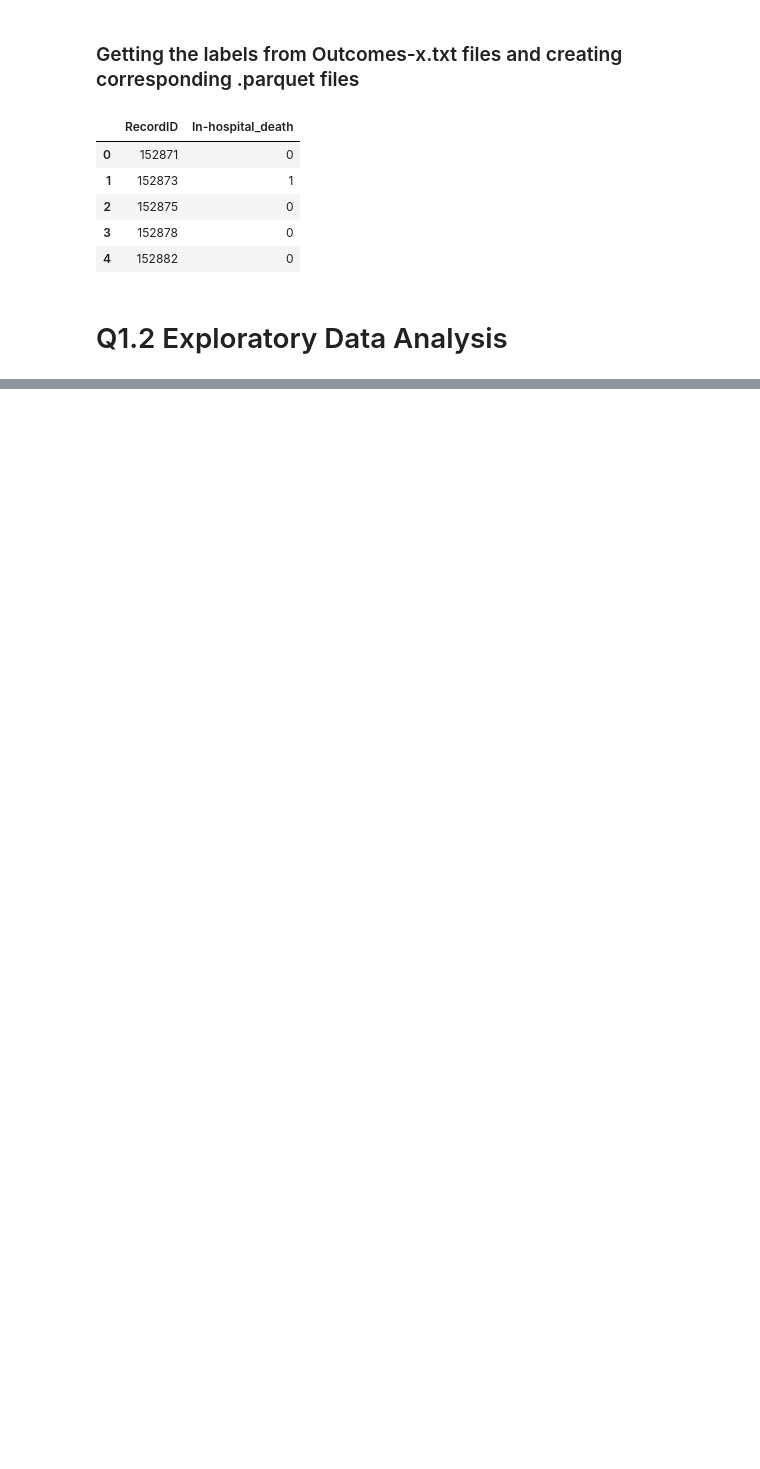
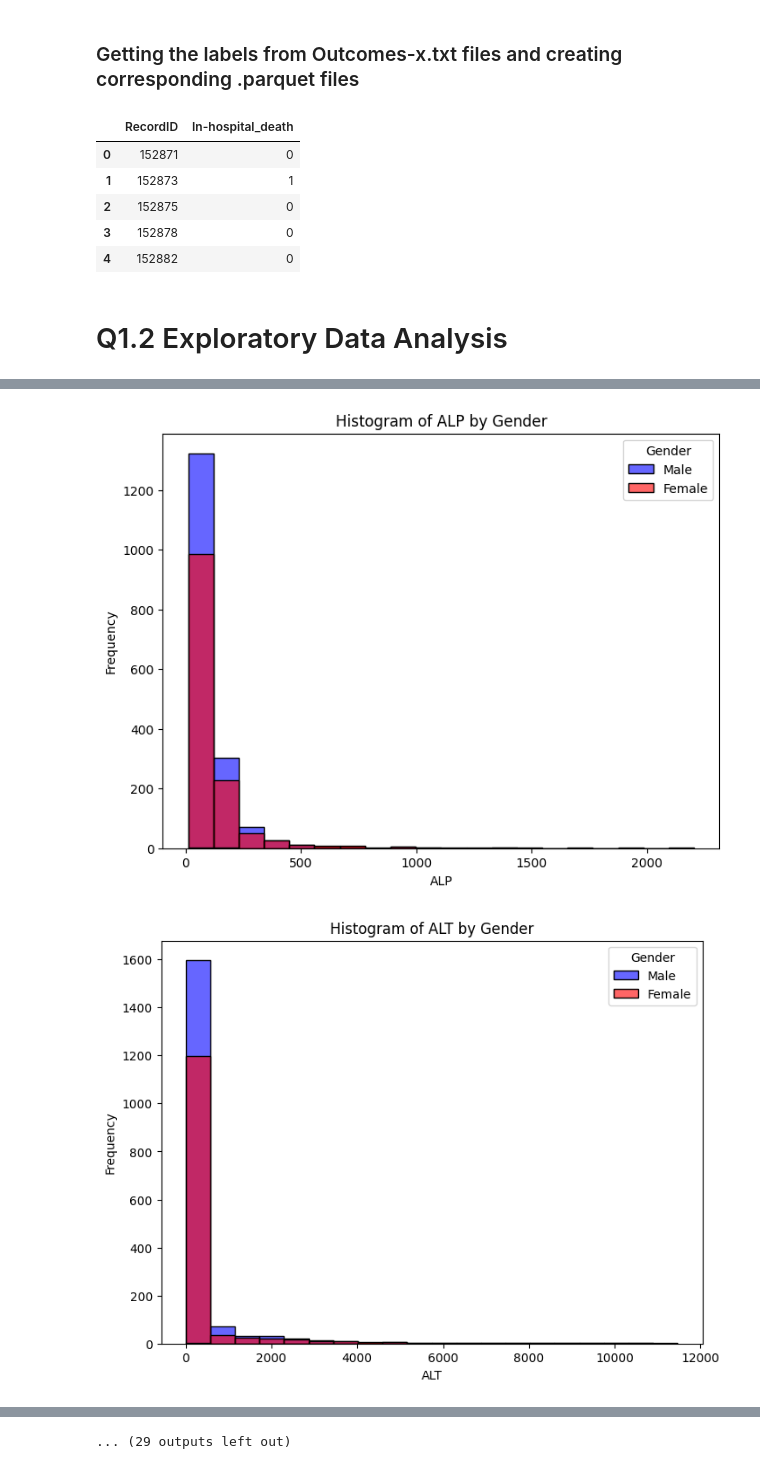
Before and after one commit to yannikc/ML4H_project1, a Jupyter notebook: q1_data_processing_exploration.ipynb, the cells around one changed output, grey strips where cells are left out. Saved outputs shown, nothing was run; the diff lists cells and outputs as text; code cells hidden in the pictures; blank space fills up the shorter version.

```diff
--- a/q1_data_processing_exploration.ipynb
+++ b/q1_data_processing_exploration.ipynb
@@ -31,6 +33,7 @@ for filename in os.listdir(csv_directory):
 unique_parameters = list(unique_parameters)
 unique_parameters.sort()
 unique_parameters.remove("ICUType")
+unique_parameters.remove("Parameter")
 
 print("Unique Parameters:", unique_parameters)
 print(len(unique_parameters))
@@ -108,0 +114,23 @@ df_labels.head()
+# %%
+# Histograms of all parameters
+
+df = pd.read_parquet('processed-data/processed-set-a.parquet')
+
+N_points = 196000
+n_bins = 100
+
+fig, axs = plt.subplots(nrows=len(unique_parameters), ncols=1, figsize=(6, len(unique_parameters) * 3))
+
+for i, e in enumerate(unique_parameters):
+    current_row = np.array(df[e], dtype=float)
+    # Remove NaNs
+    current_row = current_row[~np.isnan(current_row)]
+
+    axs[i].hist(current_row, bins=n_bins, density=False, alpha=0.5, color='b', edgecolor='white')
+    axs[i].set_title(f"Histogram of {e}")
+    axs[i].set_xlabel(e)
+    axs[i].set_ylabel("Count")
+    axs[i].legend([e], loc='upper left')
+
+plt.tight_layout()
+plt.show()
@@ -108,0 +143,18 @@ df_labels.head()
+# %%
+# Histograms of parameters by Gender
+
+df = pd.read_parquet('processed-data/processed-set-a.parquet')
+
+for e in unique_parameters:
+    # Create a histogram
+    plt.figure(figsize=(8, 6))
+    sns.histplot(data=df, x=e, hue="Gender", bins=20, alpha=0.6, palette={1.0: "blue", 0.0: "red", -1.0: "green"})
+
+    plt.title("Histogram of " + e + " by Gender")
+    plt.xlabel(e)
+    plt.ylabel("Frequency")
+    plt.legend(title="Gender",labels=["Male","Female"])
+plt.show()
+# %% [output]
+[figure, added]
+[figure, added]
@@ -108,0 +171 @@ df_labels.head()
+... (29 outputs left out)
```
Also changed, not shown: parts of 14 cells of this notebook, 3 other files.
